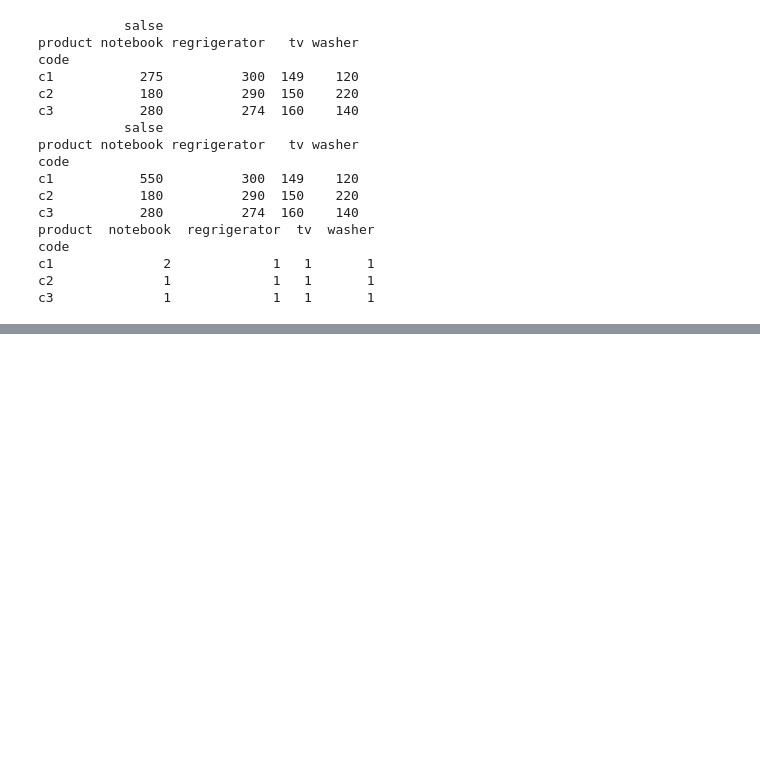
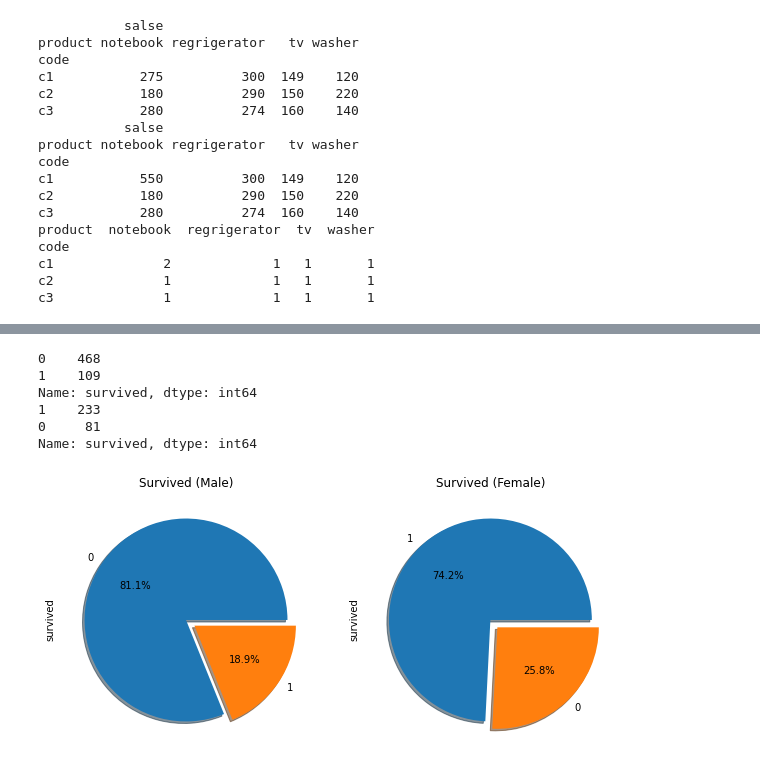
Before and after one commit to ldhml/Bigdata, a Jupyter notebook: bigdata.ipynb, the cells around one changed output, grey strips where cells are left out. Saved outputs shown, nothing was run; the diff lists cells and outputs as text; code cells hidden in the pictures; blank space fills up the shorter version.

```diff
--- a/bigdata.ipynb
+++ b/bigdata.ipynb
@@ -2268,3 +2286,27 @@ code
 c1              2             1   1       1
 c2              1             1   1       1
 c3              1             1   1       1
+# %%
+import seaborn as sns
+import pandas as pd
+
+titanic=sns.load_dataset("titanic")
+
+print(titanic.isnull().sum())
+
+#age열의 결측값을 중앙값으로 치환
+titanic['age']=titanic['age'].fillna(titanic['age'].median())
+
+#embarked에 어떤 값이 있는지 print한 후, 결측값을 S로치환
+print(titanic['embarked'].value_counts())
+titanic['embarked']=titanic['embarked'].fillna('S')
+
+#embark_town에 어떤 값이 있는지 print한 후, 결측값을Southampton로 치환
+print(titanic['embark_town'].value_counts())
+titanic['embark_town']=titanic['embark_town'].fillna('Southampton')
+
+#deck에 어떤 값이 있는지 print한 후, 결측값을 C로치환
+print(titanic['deck'].value_counts())
+titanic['deck']=titanic['deck'].fillna('C')
+
+titanic.isnull().sum()
@@ -2270,0 +2347,26 @@ c3              1             1   1       1
+# %%
+import matplotlib.pyplot as plt
+
+fig=plt.figure(figsize=(10,5))
+ax1=fig.add_subplot(1,2,1)
+ax2=fig.add_subplot(1,2,2)
+
+m_sur=titanic['survived'][titanic['sex']=='male'].value_counts()
+print(m_sur)
+m_sur.plot(kind='pie',explode=[0,0.1],autopct='%1.1f%%',ax=ax1,shadow=True)
+
+f_sur=titanic['survived'][titanic['sex']=='female'].value_counts()
+print(f_sur)
+f_sur.plot(kind='pie',explode=[0,0.1],autopct='%1.1f%%',ax=ax2,shadow=True)
+
+ax1.set_title('Survived (Male)')
+ax2.set_title('Survived (Female)')
+plt.show()
+# %% [output]
+0    468
+1    109
+Name: survived, dtype: int64
+1    233
+0     81
+Name: survived, dtype: int64
+[figure, added]
```
Also changed, not shown: parts of 19 cells of this notebook.
